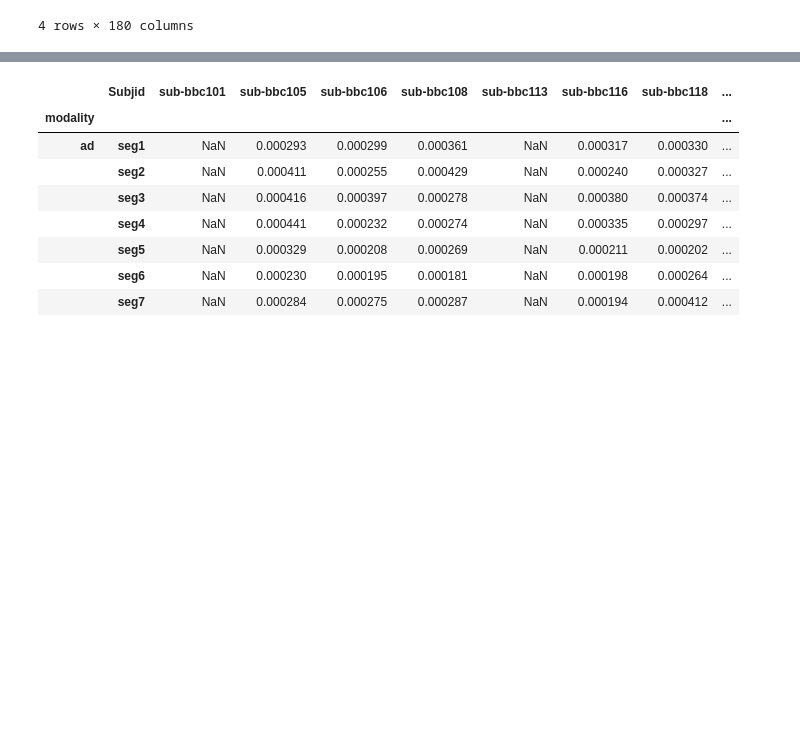
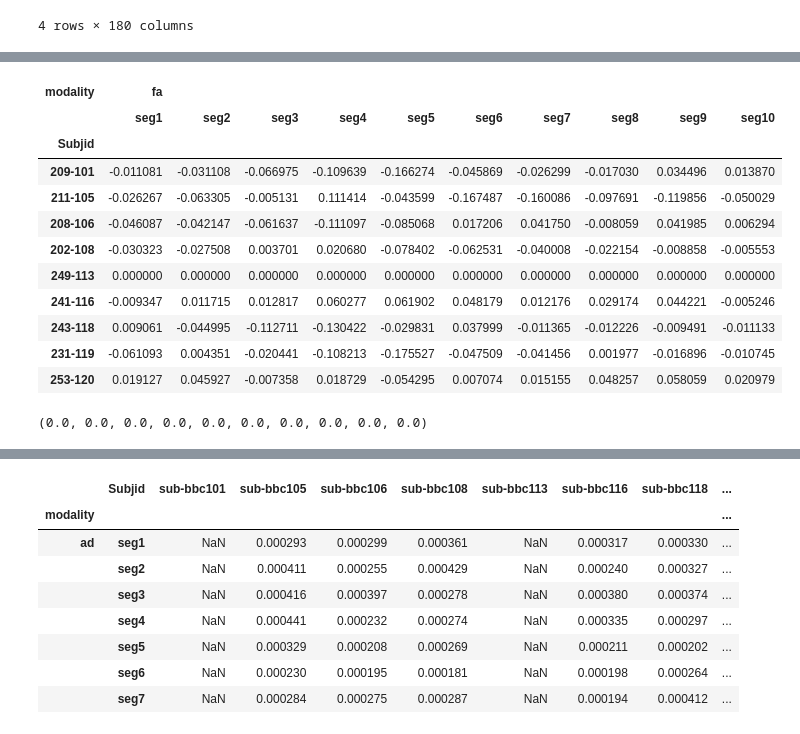
Before and after one commit to mrjeffstevenson3/mmimproc, a Jupyter notebook: ipn/CSP_channel_segment_stats.ipynb, the cells around one changed output, grey strips where cells are left out. Drawn from its saved outputs; the diff is of its cells as text; code cells hidden in the pictures; blank space fills up the shorter version.

```diff
--- a/ipn/CSP_channel_segment_stats.ipynb
+++ b/ipn/CSP_channel_segment_stats.ipynb
@@ -111,0 +130,19 @@ lcsp_fa[['209-101', '211-105', '208-106', '202-106', '249-113', '241-116', '243-
+# %%
+lcsp_fa_sub
+# %% [output]
+| modality | fa |  |  |  |  |  |  |  |  |  |
+|  | seg1 | seg2 | seg3 | seg4 | seg5 | seg6 | seg7 | seg8 | seg9 | seg10 |
+| Subjid |  |  |  |  |  |  |  |  |  |  |
+| 209-101 | -0.011081 | -0.031108 | -0.066975 | -0.109639 | -0.166274 | -0.045869 | -0.026299 | -0.017030 | 0.034496 | 0.013870 |
+| 211-105 | -0.026267 | -0.063305 | -0.005131 | 0.111414 | -0.043599 | -0.167487 | -0.160086 | -0.097691 | -0.119856 | -0.050029 |
+| 208-106 | -0.046087 | -0.042147 | -0.061637 | -0.111097 | -0.085068 | 0.017206 | 0.041750 | -0.008059 | 0.041985 | 0.006294 |
+| 202-108 | -0.030323 | -0.027508 | 0.003701 | 0.020680 | -0.078402 | -0.062531 | -0.040008 | -0.022154 | -0.008858 | -0.005553 |
+| 249-113 | 0.000000 | 0.000000 | 0.000000 | 0.000000 | 0.000000 | 0.000000 | 0.000000 | 0.000000 | 0.000000 | 0.000000 |
+| 241-116 | -0.009347 | 0.011715 | 0.012817 | 0.060277 | 0.061902 | 0.048179 | 0.012176 | 0.029174 | 0.044221 | -0.005246 |
+| 243-118 | 0.009061 | -0.044995 | -0.112711 | -0.130422 | -0.029831 | 0.037999 | -0.011365 | -0.012226 | -0.009491 | -0.011133 |
+| 231-119 | -0.061093 | 0.004351 | -0.020441 | -0.108213 | -0.175527 | -0.047509 | -0.041456 | 0.001977 | -0.016896 | -0.010745 |
+| 253-120 | 0.019127 | 0.045927 | -0.007358 | 0.018729 | -0.054295 | 0.007074 | 0.015155 | 0.048257 | 0.058059 | 0.020979 |
+# %%
+(0.0,)*10
+# %% [output]
+(0.0, 0.0, 0.0, 0.0, 0.0, 0.0, 0.0, 0.0, 0.0, 0.0)
```
Also changed, not shown: parts of 4 cells of this notebook, 3 other files.
